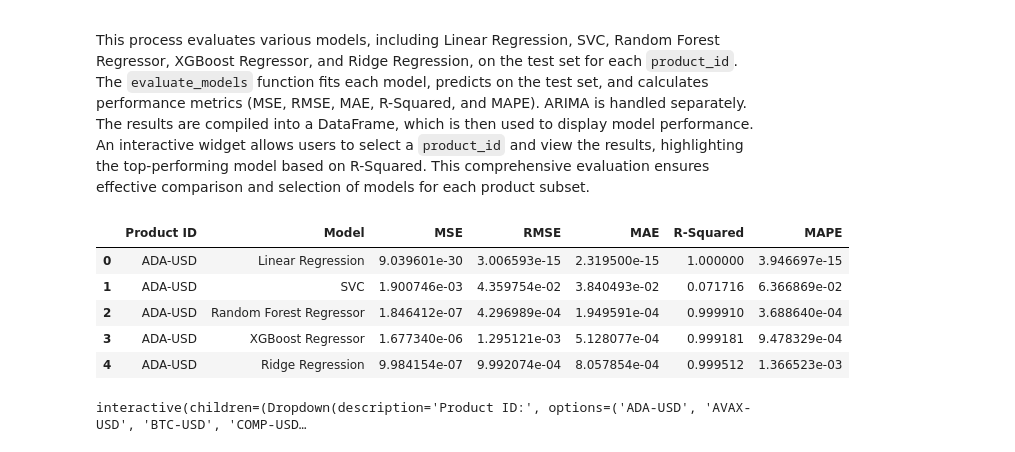
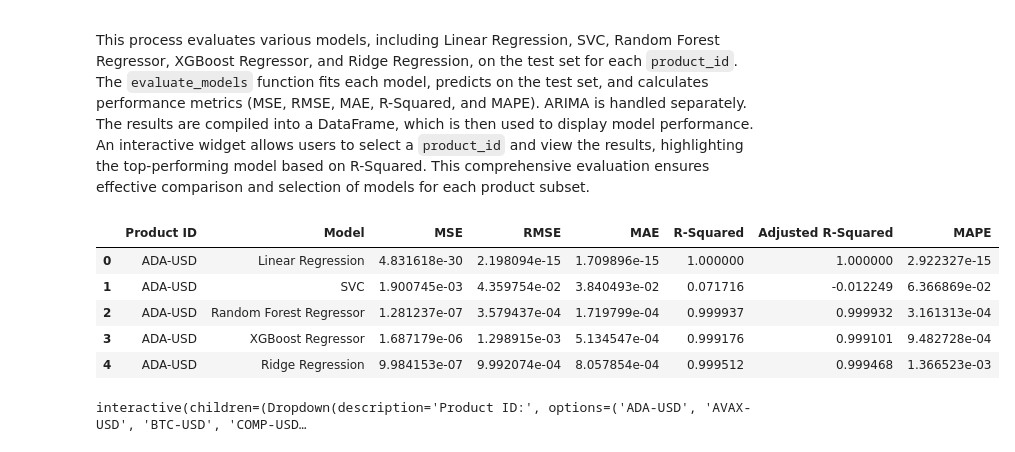
Before and after one commit to Ashahbazi90/Capstone_Project, a Jupyter notebook: data_preparation_and_modeling.ipynb, the cells around one changed output. Drawn from its saved outputs; the diff is of its cells as text; code cells hidden in the pictures.

```diff
--- a/data_preparation_and_modeling.ipynb
+++ b/data_preparation_and_modeling.ipynb
@@ -1216,14 +1228,18 @@ dtype: float64
 
 This process evaluates multiple regression models, including Linear Regression, Ridge Regression, Lasso Regression, Support Vector Regressor, Random Forest Regressor, XGBoost Regressor, Prophet, and ARIMA, to determine their performance on predicting `pct_change` for each `product_id` in the dataset. The `evaluate_model` function calculates key performance metrics such as MSE, RMSE, MAE, R-Squared, and MAPE. For each model, the training data is used to fit the model, and predictions are made and evaluated. The results are stored in a dictionary, which is then converted to a DataFrame for easy viewing. An interactive widget allows users to select a `product_id` and display the evaluation results, highlighting the model with the best R-Squared value. This ensures a comprehensive comparison of model performance for each `product_id`, aiding in the selection of the most effective model.
 # %%
-# Function to evaluate the models
-def evaluate_model(y_true, y_pred):
+def evaluate_model(y_true, y_pred, n_predictors):
+    n = len(y_true)  # Number of observations
     mse = mean_squared_error(y_true, y_pred)
-    rmse = np.sqrt(mse)
+    rmse = mean_squared_error(y_true, y_pred, squared=False)
     mae = mean_absolute_error(y_true, y_pred)
     r2 = r2_score(y_true, y_pred)
     mape = mean_absolute_percentage_error(y_true, y_pred)
-    return mse, rmse, mae, r2, mape
+
+    # Calculate Adjusted R-squared
+    adj_r2 = 1 - ((1 - r2) * (n - 1) / (n - n_predictors - 1))
+
+    return mse, rmse, mae, r2, adj_r2, mape
 # %%
 # Dictionary to store models and their names
 models = {
@@ -1245,10 +1261,13 @@ for name, model in models.items():
         X_train = group.drop(columns=['pct_change', 'product_id'])
         y_train = group['pct_change']
 
+        # Calculate the number of predictors
+        n_predictors = X_train.shape[1]
+
         model.fit(X_train, y_train)
         y_train_pred = model.predict(X_train)
 
-        mse, rmse, mae, r2, mape = evaluate_model(y_train, y_train_pred)
+        mse, rmse, mae, r2, mape, adj_r2 = evaluate_model(y_train, y_train_pred, n_predictors)
 
         if product_id not in results[name]:
             results[name][product_id] = {}
@@ -1258,9 +1277,10 @@ for name, model in models.items():
         results[name][product_id]['MAE'] = mae
         results[name][product_id]['R-Squared'] = r2
         results[name][product_id]['MAPE'] = mape
+        results[name][product_id]['Adjusted R-Squared'] = adj_r2
 # %%
 # Evaluate Prophet and ARIMA models
-def evaluate_prophet_arima(train_df_scaled, model_name, product_id):
+def evaluate_prophet_arima(train_df_scaled, model_name, product_id, n_predictors):
     group = train_df_scaled[train_df_scaled['product_id'] == product_id].copy()
     group.reset_index(inplace=True)
     group['ds'] = group['time']
@@ -1279,15 +1299,15 @@ def evaluate_prophet_arima(train_df_scaled, model_name, product_id):
         y_train_pred = model_fit.predict()
 
     y_train = group['y']
-    mse, rmse, mae, r2, mape = evaluate_model(y_train, y_train_pred)
+    mse, rmse, mae, r2, mape, adj_r2 = evaluate_model(y_train, y_train_pred, n_predictors)
 
-    return mse, rmse, mae, r2, mape
+    return mse, rmse, mae, r2, mape, adj_r2
 
 # Evaluate Prophet and ARIMA models
 for model_name in ["Prophet", "ARIMA"]:
     results[model_name] = {}
     for product_id in train_df_scaled['product_id'].unique():
-        mse, rmse, mae, r2, mape = evaluate_prophet_arima(train_df_scaled, model_name, product_id)
+        mse, rmse, mae, r2, mape, adj_r2 = evaluate_prophet_arima(train_df_scaled, model_name, product_id, n_predictors)
 
         if product_id not in results[model_name]:
             results[model_name][product_id] = {}
@@ -1297,4 +1317,5 @@ for model_name in ["Prophet", "ARIMA"]:
         results[model_name][product_id]['MAE'] = mae
         results[model_name][product_id]['R-Squared'] = r2
         results[model_name][product_id]['MAPE'] = mape
+        results[model_name][product_id]['Adjusted R-Squared'] = adj_r2
 # %% [output]
@@ -1535,6 +1566,10 @@ def evaluate_models(train_df, test_df, best_params):
         X_test = test_data.drop(columns=['pct_change', 'product_id'])
         y_test = test_data['pct_change']
 
+        n_train = len(y_train)
+        n_test = len(y_test)
+        n_predictors = X_train.shape[1]
+
         for model_name, model in models.items():
             if model_name == 'ARIMA':
                 # Handle ARIMA separately
@@ -1548,42 +1583,50 @@ def evaluate_models(train_df, test_df, best_params):
             model.fit(X_train, y_train)
 
             # Predict on the test set
             y_pred = model.predict(X_test)
 
             # Calculate the metrics
-            metrics_values = [metrics[metric](y_test, y_pred) for metric in metrics]
-            results.append([product_id, model_name] + metrics_values)
+            mse = mean_squared_error(y_test, y_pred)
+            rmse = mean_squared_error(y_test, y_pred, squared=False)
+            mae = mean_absolute_error(y_test, y_pred)
+            r2 = r2_score(y_test, y_pred)
+            mape = mean_absolute_percentage_error(y_test, y_pred)
+
+            # Calculate adjusted R-squared for test set
+            test_adj_r2 = 1 - ((1 - r2) * (n_test - 1) / (n_test - n_predictors - 1))
+
+            results.append([product_id, model_name, mse, rmse, mae, r2, test_adj_r2, mape])
 
     return results
 
 # Perform the evaluation
 best_params = {
     'ADA-USD': {'colsample_bytree': 0.6, 'learning_rate': 0.1, 'max_depth': 7, 'n_estimators': 200, 'subsample': 1.0},
     'AVAX-USD': {'colsample_bytree': 1.0, 'learning_rate': 0.1, 'max_depth': 5, 'n_estimators': 200, 'subsample': 0.6},
     'BTC-USD': {'colsample_bytree': 0.6, 'learning_rate': 0.1, 'max_depth': 7, 'n_estimators': 200, 'subsample': 0.8},
     'COMP-USD': {'colsample_bytree': 1.0, 'learning_rate': 0.1, 'max_depth': 7, 'n_estimators': 200, 'subsample': 0.6},
     'ETH-USD': {'colsample_bytree': 0.6, 'learning_rate': 0.1, 'max_depth': 3, 'n_estimators': 200, 'subsample': 0.8},
     'LINK-USD': {'colsample_bytree': 0.6, 'learning_rate': 0.1, 'max_depth': 3, 'n_estimators': 100, 'subsample': 0.8},
     'LTC-USD': {'colsample_bytree': 1.0, 'learning_rate': 0.1, 'max_depth': 3, 'n_estimators': 200, 'subsample': 0.8},
     'MATIC-USD': {'colsample_bytree': 0.6, 'learning_rate': 0.05, 'max_depth': 7, 'n_estimators': 200, 'subsample': 1.0},
     'SOL-USD': {'colsample_bytree': 1.0, 'learning_rate': 0.05, 'max_depth': 3, 'n_estimators': 200, 'subsample': 0.6},
     'UNI-USD': {'colsample_bytree': 0.6, 'learning_rate': 0.05, 'max_depth': 3, 'n_estimators': 200, 'subsample': 0.6}
 }
 
 results = evaluate_models(train_df_scaled, test_df_scaled, best_params)
 
 # Create a DataFrame to store the results
-results_df = pd.DataFrame(results, columns=['Product ID', 'Model', 'MSE', 'RMSE', 'MAE', 'R-Squared', 'MAPE'])
+results_df = pd.DataFrame(results, columns=['Product ID', 'Model', 'MSE', 'RMSE', 'MAE', 'R-Squared', 'Adjusted R-Squared', 'MAPE'])
 
 # Display the results
 results_df.head()
 # %% [output]
-|  | Product ID | Model | MSE | RMSE | MAE | R-Squared | MAPE |
-| 0 | ADA-USD | Linear Regression | 9.039601e-30 | 3.006593e-15 | 2.319500e-15 | 1.000000 | 3.946697e-15 |
-| 1 | ADA-USD | SVC | 1.900746e-03 | 4.359754e-02 | 3.840493e-02 | 0.071716 | 6.366869e-02 |
-| 2 | ADA-USD | Random Forest Regressor | 1.846412e-07 | 4.296989e-04 | 1.949591e-04 | 0.999910 | 3.688640e-04 |
-| 3 | ADA-USD | XGBoost Regressor | 1.677340e-06 | 1.295121e-03 | 5.128077e-04 | 0.999181 | 9.478329e-04 |
-| 4 | ADA-USD | Ridge Regression | 9.984154e-07 | 9.992074e-04 | 8.057854e-04 | 0.999512 | 1.366523e-03 |
+|  | Product ID | Model | MSE | RMSE | MAE | R-Squared | Adjusted R-Squared | MAPE |
+| 0 | ADA-USD | Linear Regression | 4.831618e-30 | 2.198094e-15 | 1.709896e-15 | 1.000000 | 1.000000 | 2.922327e-15 |
+| 1 | ADA-USD | SVC | 1.900745e-03 | 4.359754e-02 | 3.840493e-02 | 0.071716 | -0.012249 | 6.366869e-02 |
+| 2 | ADA-USD | Random Forest Regressor | 1.281237e-07 | 3.579437e-04 | 1.719799e-04 | 0.999937 | 0.999932 | 3.161313e-04 |
+| 3 | ADA-USD | XGBoost Regressor | 1.687179e-06 | 1.298915e-03 | 5.134547e-04 | 0.999176 | 0.999101 | 9.482728e-04 |
+| 4 | ADA-USD | Ridge Regression | 9.984153e-07 | 9.992074e-04 | 8.057854e-04 | 0.999512 | 0.999468 | 1.366523e-03 |
 # %%
 # Function to display model results for a selected product ID with highlighted top model
 def display_model_results(product_id):
```
Also changed, not shown: parts of 22 cells of this notebook.
